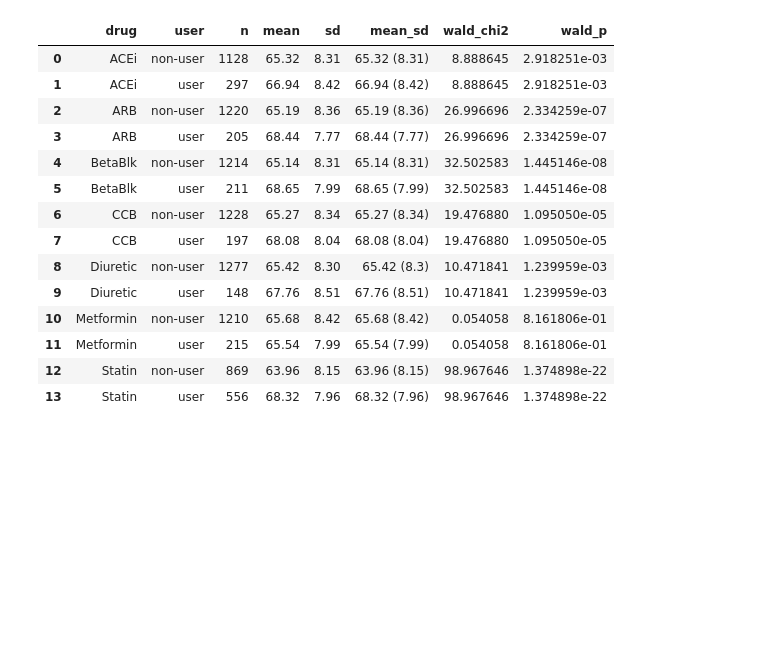
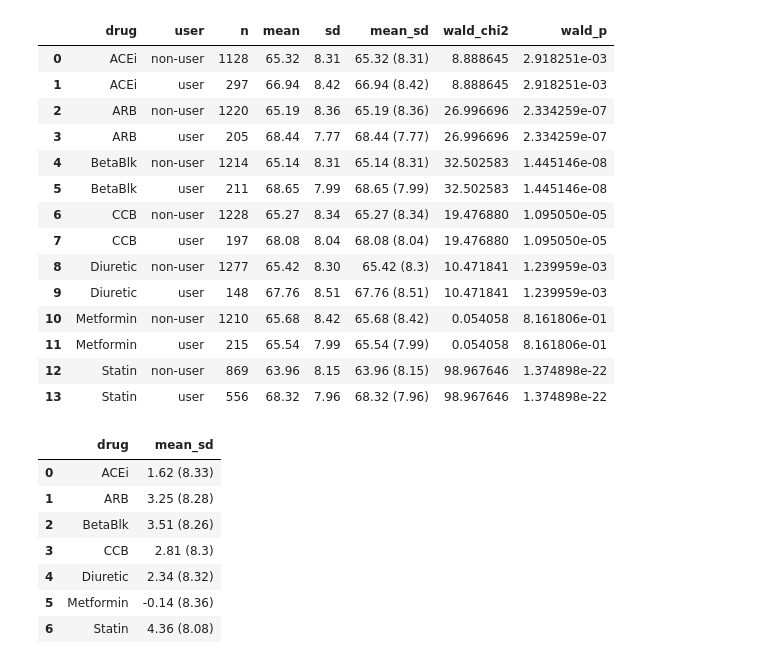
Before and after one commit to Sabrina-wyh/Multicohort-Medication-AD, a Jupyter notebook: code/preprocessed_HABSHD.ipynb, the cells around one changed output. Saved outputs shown, nothing was run; the diff lists cells and outputs as text; code cells hidden in the pictures; blank space fills up the shorter version.

```diff
--- a/code/preprocessed_HABSHD.ipynb
+++ b/code/preprocessed_HABSHD.ipynb
@@ -494,3 +494,16 @@ med_utils.baseline_age_by_med(merged_clean, med_cols_names)
 | 11 | Metformin | user | 215 | 65.54 | 7.99 | 65.54 (7.99) | 0.054058 | 8.161806e-01 |
 | 12 | Statin | non-user | 869 | 63.96 | 8.15 | 63.96 (8.15) | 98.967646 | 1.374898e-22 |
 | 13 | Statin | user | 556 | 68.32 | 7.96 | 68.32 (7.96) | 98.967646 | 1.374898e-22 |
+# %%
+merged_clean = pd.read_csv('../preprocessed_data/HABSHD/HABSHD_cdr_imputed.csv')
+med_cols_names = ["ACEi", "ARB", "BetaBlk", "CCB", "Diuretic", "Statin", "Metformin"]
+med_utils.age_difference_by_med(merged_clean, med_cols_names)
+# %% [output]
+|  | drug | mean_sd |
+| 0 | ACEi | 1.62 (8.33) |
+| 1 | ARB | 3.25 (8.28) |
+| 2 | BetaBlk | 3.51 (8.26) |
+| 3 | CCB | 2.81 (8.3) |
+| 4 | Diuretic | 2.34 (8.32) |
+| 5 | Metformin | -0.14 (8.36) |
+| 6 | Statin | 4.36 (8.08) |
```
Also changed, not shown: 45 other files.
